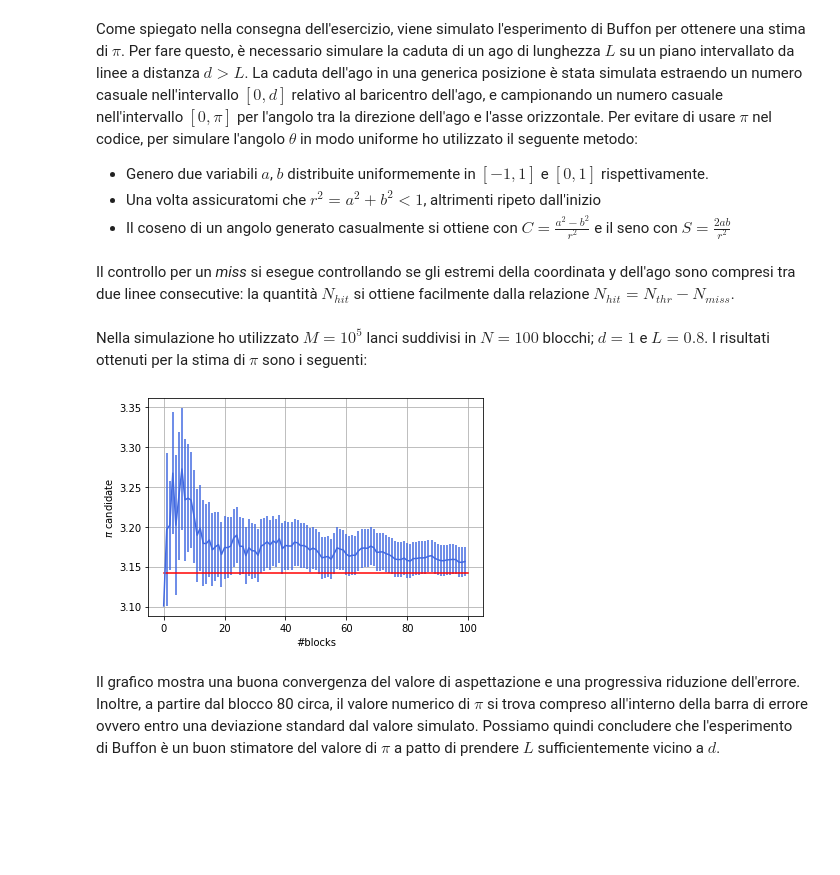
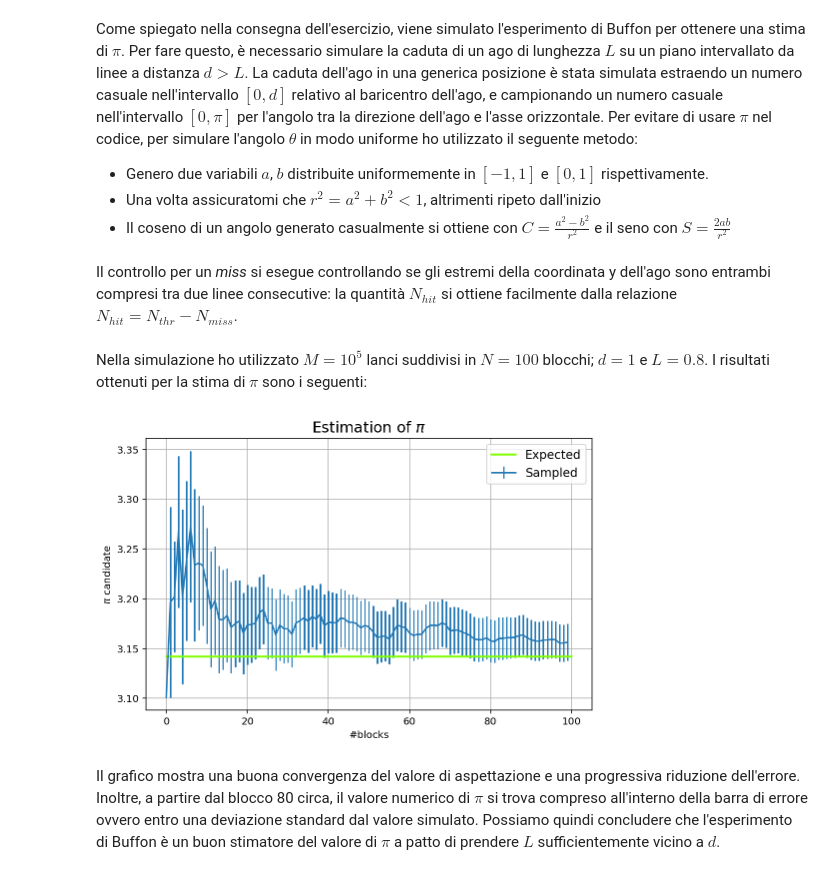
Before and after one commit to andreasala98/LSN_AndreaSala, a Jupyter notebook: Ex01_AS/LSN_01_AS.ipynb, the cells around one changed output. Saved outputs shown, nothing was run; the diff lists cells and outputs as text; code cells hidden in the pictures; blank space fills up the shorter version.

```diff
--- a/Ex01_AS/LSN_01_AS.ipynb
+++ b/Ex01_AS/LSN_01_AS.ipynb
@@ -281,23 +290,26 @@ La caduta dell'ago in una generica posizione è stata simulata estraendo un nume
  - Una volta assicuratomi che $r^2 = a^2 + b^2 < 1$, altrimenti ripeto dall'inizio
  - Il coseno di un angolo generato casualmente si ottiene con $C = \frac{a^2 - b^2}{r^2}$ e il seno con $S = \frac{2ab}{r^2}$
 # %% [markdown]
-Il controllo per un *miss* si esegue controllando se gli estremi della coordinata y dell'ago sono compresi tra due linee consecutive: la quantità $N_{hit}$ si ottiene facilmente dalla relazione $N_{hit} = N_{thr} - N_{miss}$.
+Il controllo per un *miss* si esegue controllando se gli estremi della coordinata y dell'ago sono entrambi compresi tra due linee consecutive: la quantità $N_{hit}$ si ottiene facilmente dalla relazione $N_{hit} = N_{thr} - N_{miss}$.
 # %% [markdown]
 Nella simulazione ho utilizzato $M=10^5$ lanci suddivisi in $N=100$ blocchi; $d=1$ e $L=0.8$. I risultati ottenuti  per la stima di $\pi$ sono i seguenti:
 # %%
 M = 100000
 N = 100
 N_thr = int(M/N)
 x = np.arange(N)
 
 pi, err_pi = np.loadtxt("1.3/pi.out",usecols=(0,1), delimiter=',', unpack=True)
-plt.errorbar (x, pi, xerr=None, yerr=err_pi, color='royalblue')
-plt.plot([0,100],[3.1415926535,3.1415926535],color='red')
+plt.figure(figsize=(8,5))
+plt.title('Estimation of $\pi$', fontsize=15)
+plt.errorbar (x, pi, xerr=None, yerr=err_pi, label='Sampled')
+plt.plot([0,100],[3.1415926535,3.1415926535],color='chartreuse', label='Expected', linewidth=2)
 plt.xlabel('#blocks')
 plt.ylabel('$\pi$ candidate')
+plt.legend(fontsize='large')
 plt.grid(True)
 plt.show()
 # %% [output]
-[figure, old version]
+[figure, new version]
 # %% [markdown]
 Il grafico mostra una buona convergenza del valore di aspettazione e una progressiva riduzione dell'errore. Inoltre, a partire dal blocco 80 circa, il valore numerico di $\pi$ si trova compreso all'interno della barra di errore ovvero entro una deviazione standard dal valore simulato. Possiamo quindi concludere che l'esperimento di Buffon è un buon stimatore del valore di $\pi$ a patto di prendere $L$ sufficientemente vicino a $d$.
```
Also changed, not shown: parts of 7 cells of this notebook.
